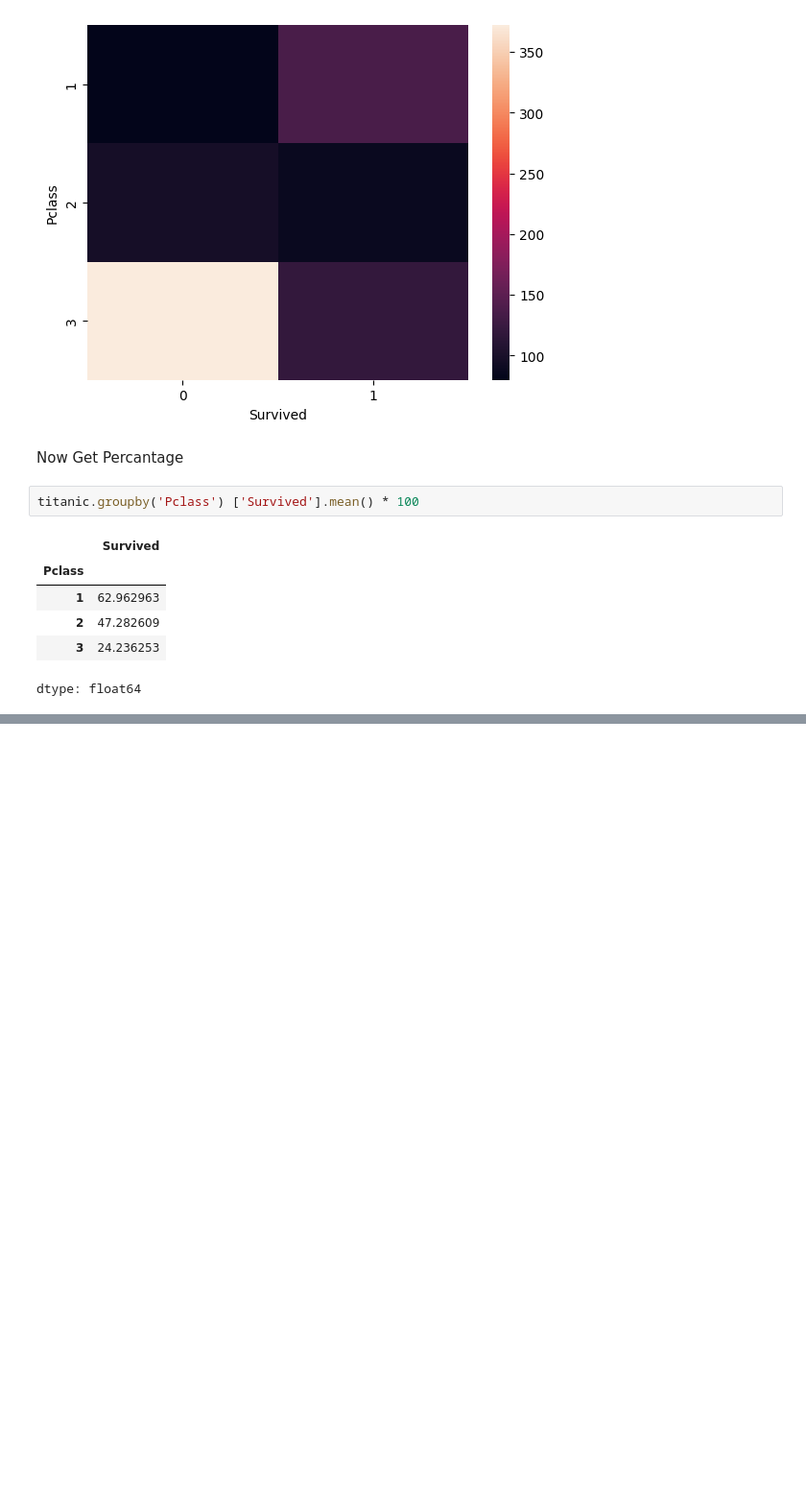
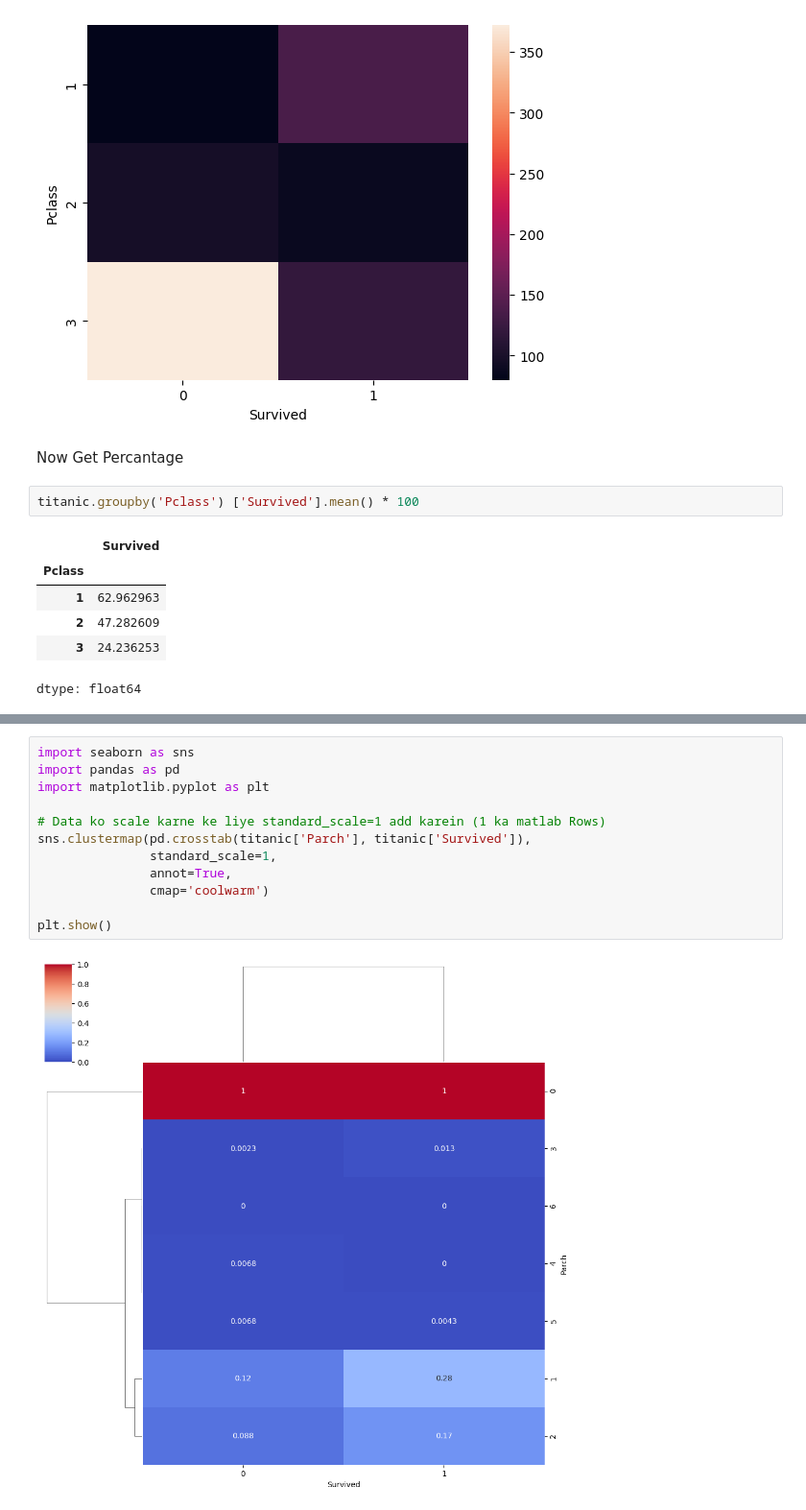
Before and after one commit to zain4cs/Data_Visualization, a Jupyter notebook: Beginner_Visualization.ipynb, the cells around one changed output, grey strips where cells are left out. Shown at 96% size. Saved outputs shown, nothing was run; the diff lists cells and outputs as text; blank space fills up the shorter version.

```diff
--- a/Beginner_Visualization.ipynb
+++ b/Beginner_Visualization.ipynb
@@ -262,0 +306,14 @@ dtype: float64
+# %%
+import seaborn as sns
+import pandas as pd
+import matplotlib.pyplot as plt
+
+# Data ko scale karne ke liye standard_scale=1 add karein (1 ka matlab Rows)
+sns.clustermap(pd.crosstab(titanic['Parch'], titanic['Survived']),
+               standard_scale=1,
+               annot=True,
+               cmap='coolwarm')
+
+plt.show()
+# %% [output]
+[figure, added]
```
Also changed, not shown: parts of 19 cells of this notebook.
